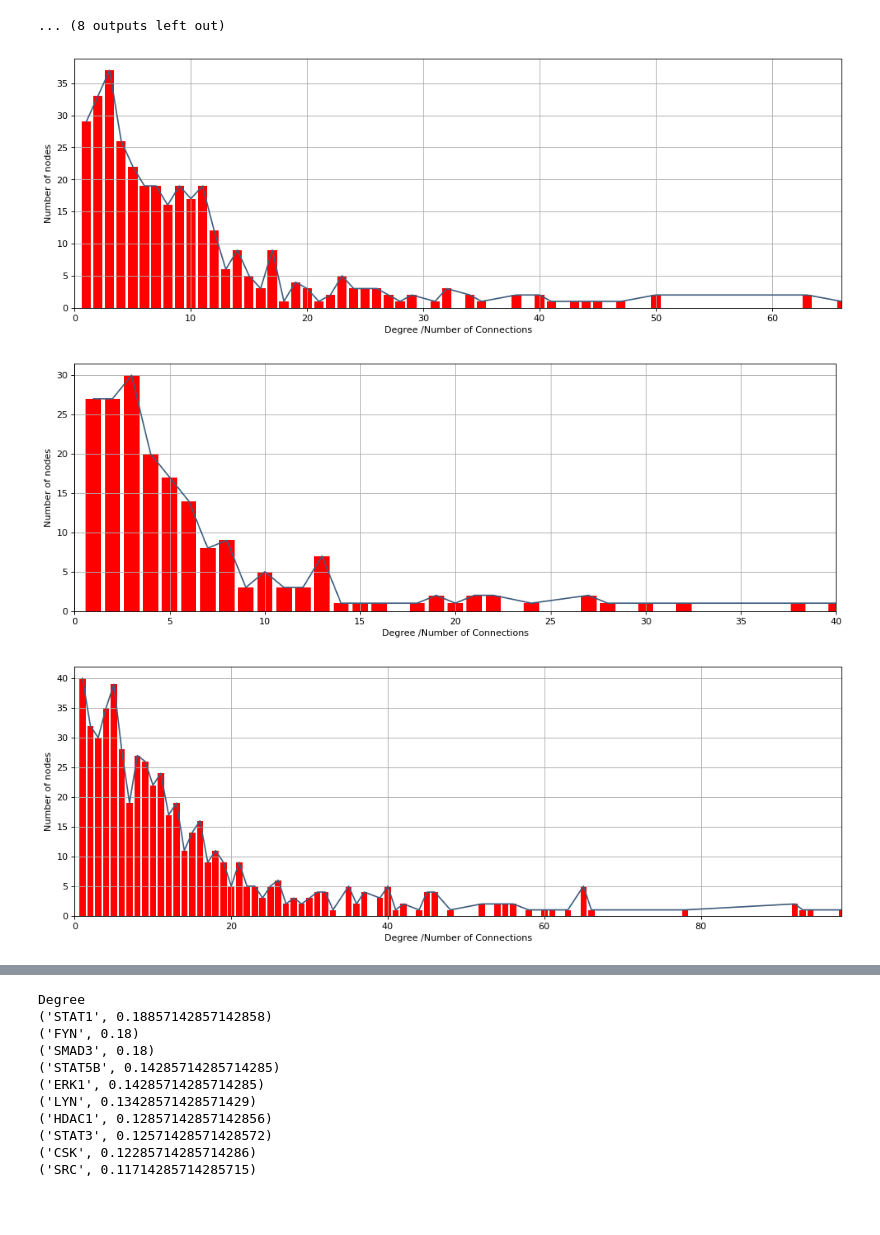
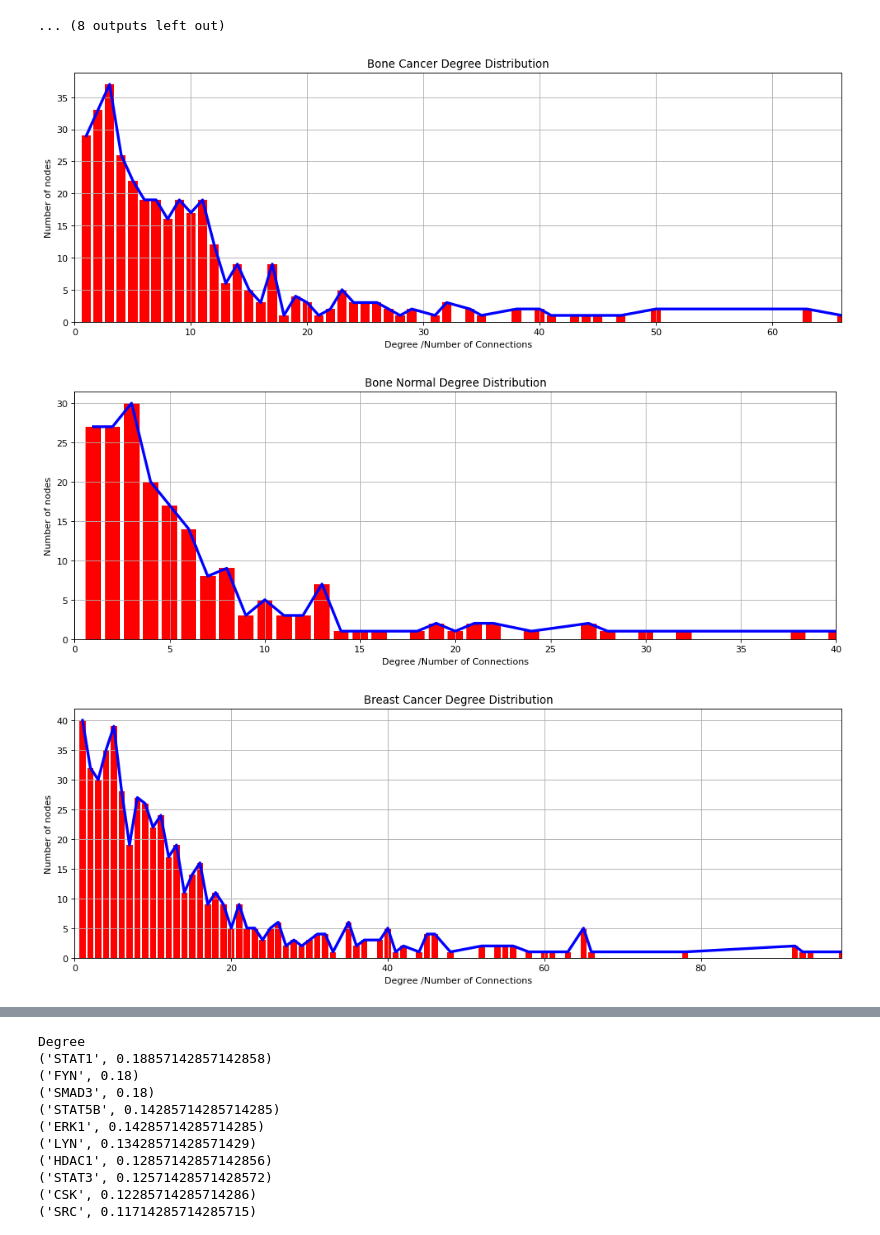
Before and after one commit to arkaprabha10/Cancer-PPIN-Analysis, a Jupyter notebook: Implementation/AnalysisCode.ipynb, the cells around one changed output, grey strips where cells are left out. Drawn from its saved outputs; the diff is of its cells as text; code cells hidden in the pictures; blank space fills up the shorter version.

Commit message:
images

```diff
--- a/Implementation/AnalysisCode.ipynb
+++ b/Implementation/AnalysisCode.ipynb
@@ -80,7 +80,7 @@ def stats(data,graph, connected):
 
     return Stats
 # %%
-def degreeDistribution(data,graph):
+def degreeDistribution(data,graph, name):
 
     degree_sequence = sorted([d for n, d in graph.degree()], reverse=True)  # degree sequence
     degreeCount = collections.Counter(degree_sequence)
@@ -93,7 +93,7 @@ def degreeDistribution(data,graph):
 #     print(len(deg))
     print()
     plt.figure(figsize=(15, 5), dpi=80)
-    plt.plot(deg,cnt,color="#3F5D7D")
+    plt.plot(deg,cnt,color="b", linewidth = 3)
     plt.xlabel('Degree /Number of Connections')
     plt.ylabel('Number of nodes')
     #plt.title('Actual Plot(Epinion)')
@@ -107,7 +107,7 @@ def degreeDistribution(data,graph):
     #plt.plot(deg,(np.log(cnt)),color="#3F5D7D")
     #plt.xlabel('In-Degree /Number of Connections')
     #plt.ylabel('Number of nodes')
-    #plt.title('Log Plot(Epinion)')
+    plt.title(name + ' Degree Distribution')
     plt.xlim([0, max(deg)])
     plt.grid()
     plt.show()
@@ -435,17 +435,17 @@ Graph assortativity coefficient = 0.05741267059891682
 [figure]
 ... (8 outputs left out)
 # %%
-degreeDistribution(cancer1_csv, cancer1_graph)
-degreeDistribution(cancer2_csv, cancer2_graph)
-degreeDistribution(cancer3_csv, cancer3_graph)
-degreeDistribution(cancer4_csv, cancer4_graph)
-degreeDistribution(cancer5_csv, cancer5_graph)
-degreeDistribution(cancer6_csv, cancer6_graph)
-degreeDistribution(cancer7_csv, cancer7_graph)
-degreeDistribution(cancer8_csv, cancer8_graph)
-degreeDistribution(cancer9_csv, cancer9_graph)
-degreeDistribution(cancer10_csv, cancer10_graph)
+degreeDistribution(cancer1_csv, cancer1_graph, 'Bone Cancer')
+degreeDistribution(cancer2_csv, cancer2_graph, 'Bone Normal')
+degreeDistribution(cancer3_csv, cancer3_graph, 'Breast Cancer')
+degreeDistribution(cancer4_csv, cancer4_graph, 'Breast Normal')
+degreeDistribution(cancer5_csv, cancer5_graph, 'Colon Cancer')
+degreeDistribution(cancer6_csv, cancer6_graph, 'Colon Normal')
+degreeDistribution(cancer7_csv, cancer7_graph, 'Kidney Cancer')
+degreeDistribution(cancer8_csv, cancer8_graph, 'Kidney Normal')
+degreeDistribution(cancer9_csv, cancer9_graph, 'Liver Cancer')
+degreeDistribution(cancer10_csv, cancer10_graph, 'Liver Normal')
 # %% [output]
-[figure, old version]
+[figure, new version]
-[figure, old version]
+[figure, new version]
-[figure, old version]
+[figure, new version]
```
Also changed, not shown: parts of 10 cells of this notebook, 45 other files.
